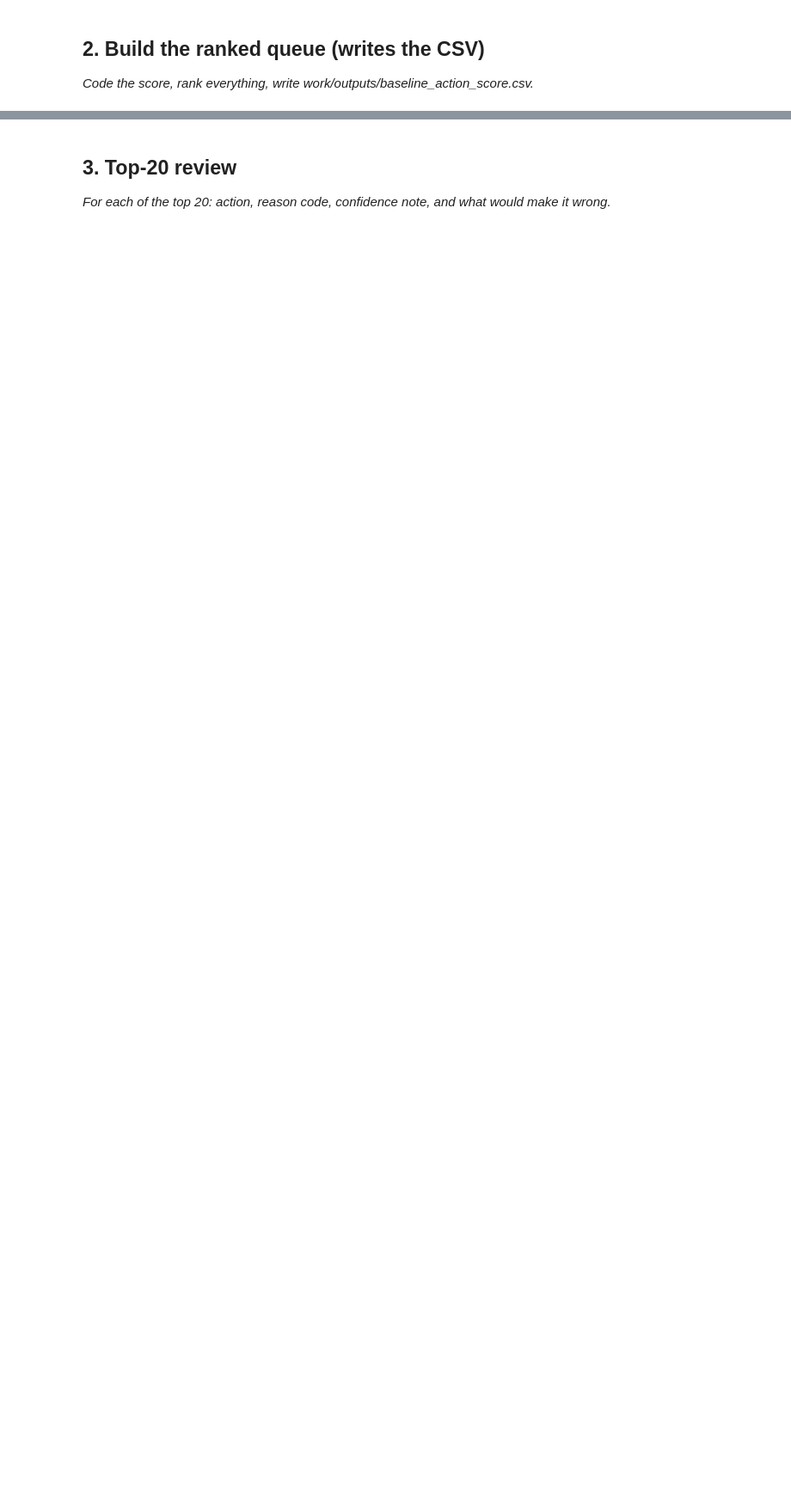
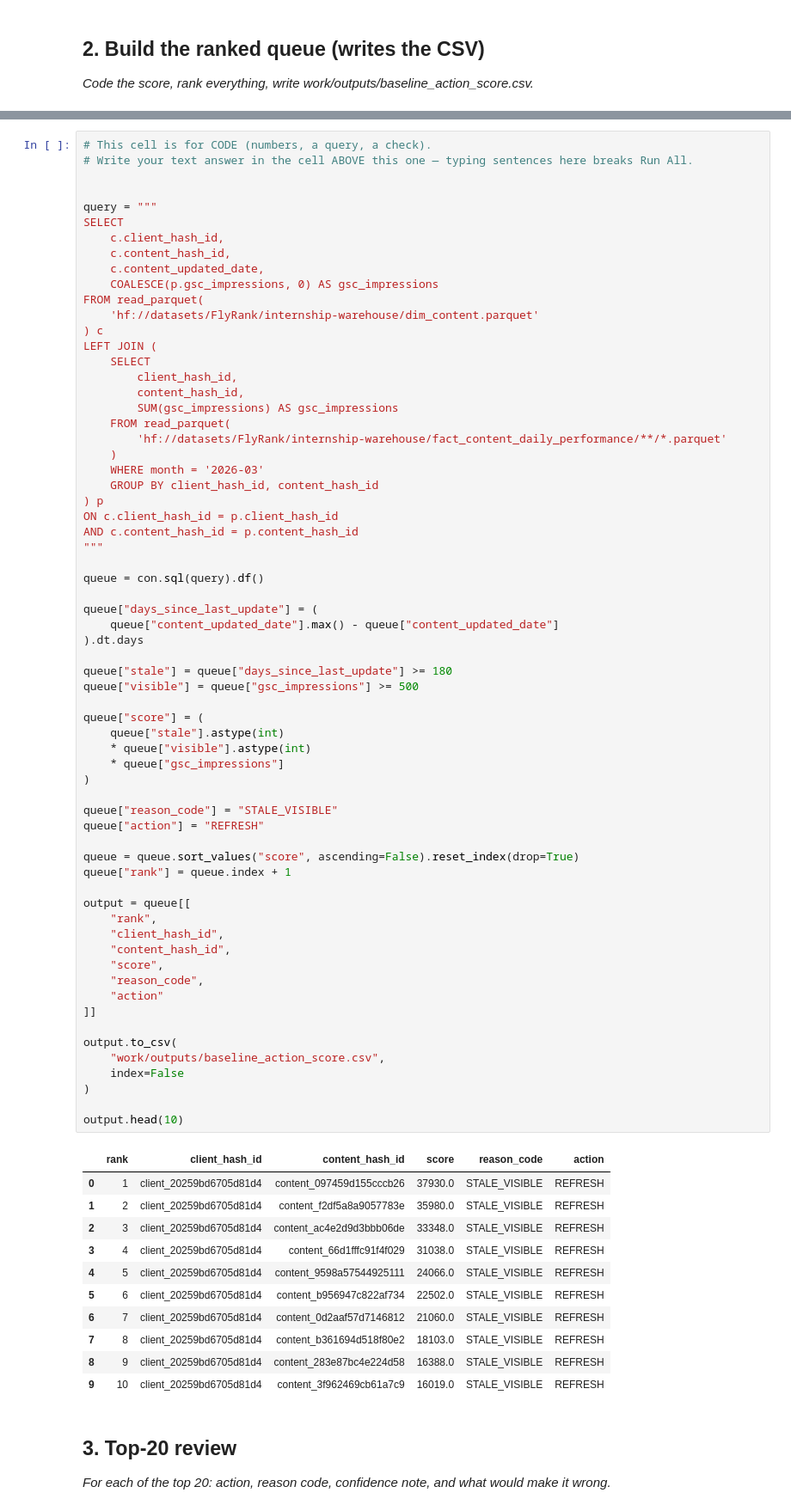
Before and after one commit to ashnaimran06/my-ml-internship, a Jupyter notebook: work/notebooks/w04_baseline_score.ipynb, the cells around one changed output, grey strips where cells are left out. Shown at 86% size. Drawn from its saved outputs; the diff is of its cells as text; blank space fills up the shorter version.

```diff
--- a/work/notebooks/w04_baseline_score.ipynb
+++ b/work/notebooks/w04_baseline_score.ipynb
@@ -23,3 +118,80 @@ This skeleton is yours to fill. Work the sections **in order** — each one has
+# %%
+# This cell is for CODE (numbers, a query, a check).
+# Write your text answer in the cell ABOVE this one — typing sentences here breaks Run All.
+
+
+query = """
+SELECT
+    c.client_hash_id,
+    c.content_hash_id,
+    c.content_updated_date,
+    COALESCE(p.gsc_impressions, 0) AS gsc_impressions
+FROM read_parquet(
+    'hf://datasets/FlyRank/internship-warehouse/dim_content.parquet'
+) c
+LEFT JOIN (
+    SELECT
+        client_hash_id,
+        content_hash_id,
+        SUM(gsc_impressions) AS gsc_impressions
+    FROM read_parquet(
+        'hf://datasets/FlyRank/internship-warehouse/fact_content_daily_performance/**/*.parquet'
+    )
+    WHERE month = '2026-03'
+    GROUP BY client_hash_id, content_hash_id
+) p
+ON c.client_hash_id = p.client_hash_id
+AND c.content_hash_id = p.content_hash_id
+"""
+
+queue = con.sql(query).df()
+
+queue["days_since_last_update"] = (
+    queue["content_updated_date"].max() - queue["content_updated_date"]
+).dt.days
+
+queue["stale"] = queue["days_since_last_update"] >= 180
+queue["visible"] = queue["gsc_impressions"] >= 500
+
+queue["score"] = (
+    queue["stale"].astype(int)
+    * queue["visible"].astype(int)
+    * queue["gsc_impressions"]
+)
+
+queue["reason_code"] = "STALE_VISIBLE"
+queue["action"] = "REFRESH"
+
+queue = queue.sort_values("score", ascending=False).reset_index(drop=True)
+queue["rank"] = queue.index + 1
+
+output = queue[[
+    "rank",
+    "client_hash_id",
+    "content_hash_id",
+    "score",
+    "reason_code",
+    "action"
+]]
+
+output.to_csv(
+    "work/outputs/baseline_action_score.csv",
+    index=False
+)
+
+output.head(10)
+# %% [output]
+|  | rank | client_hash_id | content_hash_id | score | reason_code | action |
+| 0 | 1 | client_20259bd6705d81d4 | content_097459d155cccb26 | 37930.0 | STALE_VISIBLE | REFRESH |
+| 1 | 2 | client_20259bd6705d81d4 | content_f2df5a8a9057783e | 35980.0 | STALE_VISIBLE | REFRESH |
+| 2 | 3 | client_20259bd6705d81d4 | content_ac4e2d9d3bbb06de | 33348.0 | STALE_VISIBLE | REFRESH |
+| 3 | 4 | client_20259bd6705d81d4 | content_66d1fffc91f4f029 | 31038.0 | STALE_VISIBLE | REFRESH |
+| 4 | 5 | client_20259bd6705d81d4 | content_9598a57544925111 | 24066.0 | STALE_VISIBLE | REFRESH |
+| 5 | 6 | client_20259bd6705d81d4 | content_b956947c822af734 | 22502.0 | STALE_VISIBLE | REFRESH |
+| 6 | 7 | client_20259bd6705d81d4 | content_0d2aaf57d7146812 | 21060.0 | STALE_VISIBLE | REFRESH |
+| 7 | 8 | client_20259bd6705d81d4 | content_b361694d518f80e2 | 18103.0 | STALE_VISIBLE | REFRESH |
+| 8 | 9 | client_20259bd6705d81d4 | content_283e87bc4e224d58 | 16388.0 | STALE_VISIBLE | REFRESH |
+| 9 | 10 | client_20259bd6705d81d4 | content_3f962469cb61a7c9 | 16019.0 | STALE_VISIBLE | REFRESH |
 # %% [markdown]
 ## 3. Top-20 review
 
```
Also changed, not shown: parts of 14 cells of this notebook.
